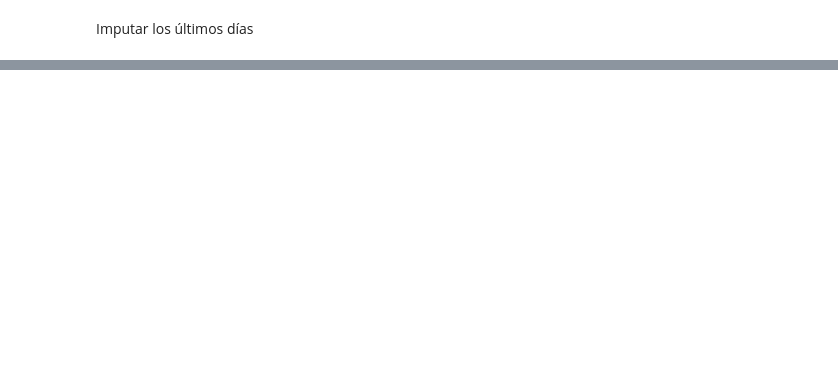
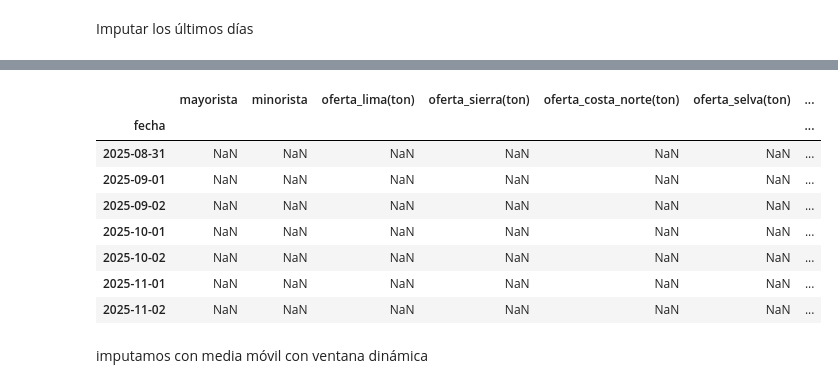
Before and after one commit to isdextre/Data-science-applied-projects, a Jupyter notebook: full-time-series-analysis-egg-prices-peru/notebooks/05_imputacion.ipynb, the cells around one changed output, grey strips where cells are left out. Saved outputs shown, nothing was run; the diff lists cells and outputs as text; code cells hidden in the pictures; blank space fills up the shorter version.

```diff
--- a/full-time-series-analysis-egg-prices-peru/notebooks/05_imputacion.ipynb
+++ b/full-time-series-analysis-egg-prices-peru/notebooks/05_imputacion.ipynb
@@ -460,0 +513,24 @@ print(f"   ✅ Imputados con mes siguiente: {contadores['mes_siguiente']}")
+# %%
+
+def ultimo_dia_mes_anterior(df, fecha_actual):
+    """Obtiene el último día del mes anterior"""
+    primer_dia_mes_actual = fecha_actual.replace(day=1)
+    ultimo_dia_mes_anterior = primer_dia_mes_actual - pd.DateOffset(days=1)
+
+    if ultimo_dia_mes_anterior in df.index:
+        valor = df.loc[ultimo_dia_mes_anterior, "mayorista"]
+        if pd.notna(valor):
+            return valor
+    return None
+
+# Contador para días 31
+contador_31 = 0
+
+for fecha in df_imputado[df_imputado["mayorista"].isna()].index:
+    if fecha.day == 31:
+        valor = ultimo_dia_mes_anterior(df_imputado, fecha)
+        if valor is not None:
+            df_imputado.loc[fecha, "mayorista"] = valor
+            contador_31 += 1
+
+print(f"    Días 31 imputados: {contador_31}")
@@ -460,0 +541,17 @@ print(f"   ✅ Imputados con mes siguiente: {contadores['mes_siguiente']}")
+# %%
+
+# Para días 1 que aún faltan
+contador_1 = 0
+
+for fecha in df_imputado[df_imputado["mayorista"].isna()].index:
+    if fecha.day == 1:
+        # Probar con 2, 3, 4 meses atrás
+        for meses in [2, 3, 4]:
+            valor = buscar_mismo_dia(df_imputado, fecha, dias_a_mover=meses, direccion="atras")
+            if valor is not None:
+                df_imputado.loc[fecha, "mayorista"] = valor
+                contador_1 += 1
+                print(f"        Día 1 de {fecha.strftime('%Y-%m')} → {meses} meses atrás")
+                break
+
+print(f"    Días 1 imputados: {contador_1}")
@@ -460,0 +578,14 @@ print(f"   ✅ Imputados con mes siguiente: {contadores['mes_siguiente']}")
+# %%
+df_imputado[df_imputado["mayorista"].isna()]
+# %% [output]
+|  | mayorista | minorista | oferta_lima(ton) | oferta_sierra(ton) | oferta_costa_norte(ton) | oferta_selva(ton) | ... |
+| fecha |  |  |  |  |  |  | ... |
+| 2025-08-31 | NaN | NaN | NaN | NaN | NaN | NaN | ... |
+| 2025-09-01 | NaN | NaN | NaN | NaN | NaN | NaN | ... |
+| 2025-09-02 | NaN | NaN | NaN | NaN | NaN | NaN | ... |
+| 2025-10-01 | NaN | NaN | NaN | NaN | NaN | NaN | ... |
+| 2025-10-02 | NaN | NaN | NaN | NaN | NaN | NaN | ... |
+| 2025-11-01 | NaN | NaN | NaN | NaN | NaN | NaN | ... |
+| 2025-11-02 | NaN | NaN | NaN | NaN | NaN | NaN | ... |
+# %% [markdown]
+imputamos con media móvil con ventana dinámica
```
Also changed, not shown: parts of 28 cells of this notebook, 3 other files.
